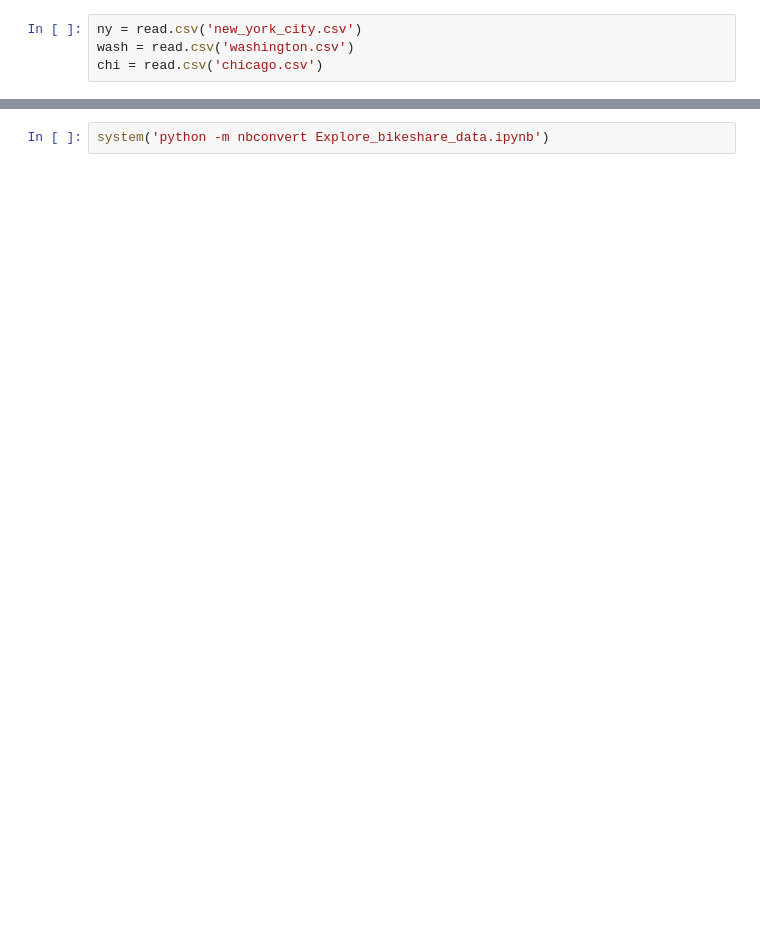
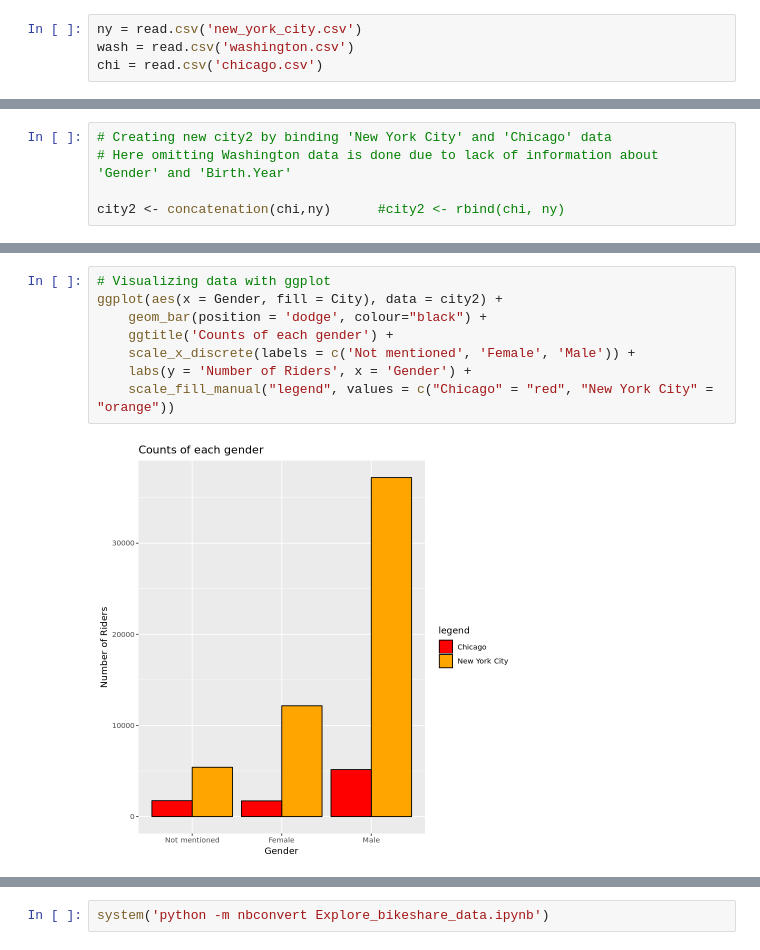
Before and after one commit to James-S-Wood/Udacity_R_Project_JSW, a Jupyter notebook: Udacity_R_Project_JSW.ipynb, the cells around one changed output, grey strips where cells are left out. Cells and saved outputs as stored; diff of their text form; blank space fills up the shorter version.

```diff
--- a/Udacity_R_Project_JSW.ipynb
+++ b/Udacity_R_Project_JSW.ipynb
@@ -201,0 +179,5 @@ There are some users inputted invalid birth dates as we see the ages are skewed
+# %%
+# Creating new city2 by binding 'New York City' and 'Chicago' data
+# Here omitting Washington data is done due to lack of information about 'Gender' and 'Birth.Year'
+
+city2 <- concatenation(chi,ny)      #city2 <- rbind(chi, ny)
@@ -201,0 +196,10 @@ There are some users inputted invalid birth dates as we see the ages are skewed
+# %%
+# Visualizing data with ggplot
+ggplot(aes(x = Gender, fill = City), data = city2) +
+    geom_bar(position = 'dodge', colour="black") +
+    ggtitle('Counts of each gender') +
+    scale_x_discrete(labels = c('Not mentioned', 'Female', 'Male')) +
+    labs(y = 'Number of Riders', x = 'Gender') +
+    scale_fill_manual("legend", values = c("Chicago" = "red", "New York City" = "orange"))
+# %% [output]
+[figure, added]
```
Also changed, not shown: parts of 53 cells of this notebook.
